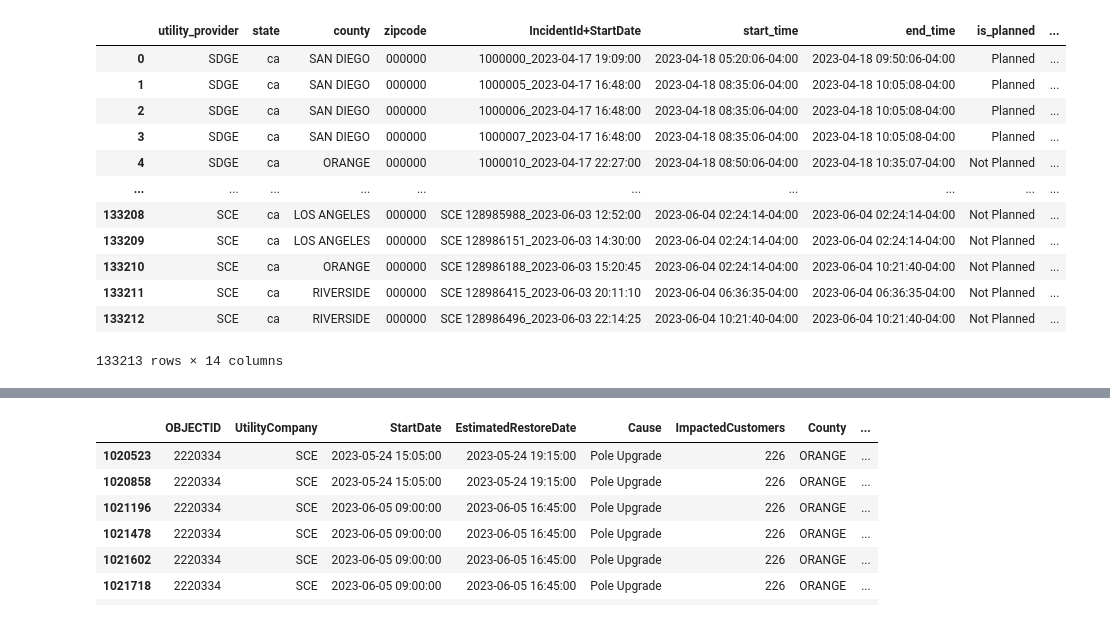
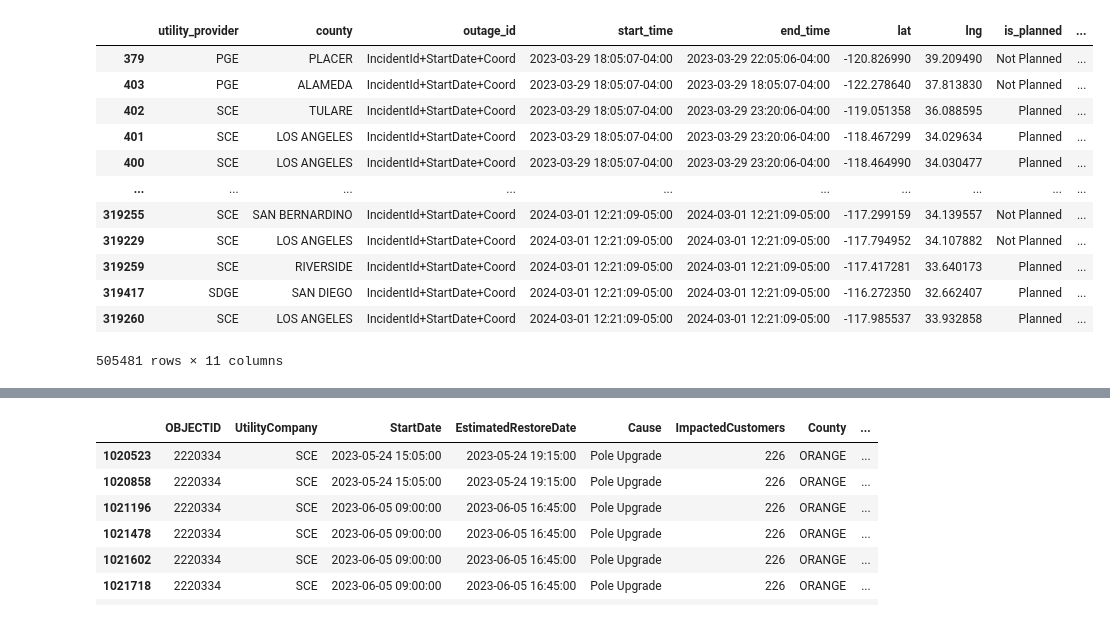
Before and after one commit to Urban-Research-Group/outage-data-scraper, a Jupyter notebook: scripts/ca.ipynb, the cells around one changed output, grey strips where cells are left out. Saved outputs shown, nothing was run; the diff lists cells and outputs as text; code cells hidden in the pictures.

Commit message:
refactor base pipeline

```diff
--- a/scripts/ca.ipynb
+++ b/scripts/ca.ipynb
@@ -243,25 +235,24 @@ class CA1(BasePipeline):
 # %%
 with open('/Users/xuanedx1/github/outage-data-scraper/app/pipeline/config.yaml', 'r') as file:
     config = yaml.safe_load(file)
     base_file_path = config['globals']['LOCAL_FILE_BASE_PATH']
 
 # Instantiate a BasePipeline object for each provider in the configuration
 for provider in config['providers']:
     pipeline = CA1(provider, base_file_path)
-    pipeline.standardize(method='identifier', outage_id='IncidentId+StartDate')
+    pipeline.standardize()
     display(pipeline._data)
-    # pipeline._data.to_csv(f"{pipeline.config['name']}_o.csv")
 # %% [output]
-|  | utility_provider | state | county | zipcode | IncidentId+StartDate | start_time | end_time | is_planned | ... |
-| 0 | SDGE | ca | SAN DIEGO | 000000 | 1000000_2023-04-17 19:09:00 | 2023-04-18 05:20:06-04:00 | 2023-04-18 09:50:06-04:00 | Planned | ... |
-| 1 | SDGE | ca | SAN DIEGO | 000000 | 1000005_2023-04-17 16:48:00 | 2023-04-18 08:35:06-04:00 | 2023-04-18 10:05:08-04:00 | Planned | ... |
-| 2 | SDGE | ca | SAN DIEGO | 000000 | 1000006_2023-04-17 16:48:00 | 2023-04-18 08:35:06-04:00 | 2023-04-18 10:05:08-04:00 | Planned | ... |
-| 3 | SDGE | ca | SAN DIEGO | 000000 | 1000007_2023-04-17 16:48:00 | 2023-04-18 08:35:06-04:00 | 2023-04-18 10:05:08-04:00 | Planned | ... |
-| 4 | SDGE | ca | ORANGE | 000000 | 1000010_2023-04-17 22:27:00 | 2023-04-18 08:50:06-04:00 | 2023-04-18 10:35:07-04:00 | Not Planned | ... |
+|  | utility_provider | county | outage_id | start_time | end_time | lat | lng | is_planned | ... |
+| 379 | PGE | PLACER | IncidentId+StartDate+Coord | 2023-03-29 18:05:07-04:00 | 2023-03-29 22:05:06-04:00 | -120.826990 | 39.209490 | Not Planned | ... |
+| 403 | PGE | ALAMEDA | IncidentId+StartDate+Coord | 2023-03-29 18:05:07-04:00 | 2023-03-29 18:05:07-04:00 | -122.278640 | 37.813830 | Not Planned | ... |
+| 402 | SCE | TULARE | IncidentId+StartDate+Coord | 2023-03-29 18:05:07-04:00 | 2023-03-29 23:20:06-04:00 | -119.051358 | 36.088595 | Planned | ... |
+| 401 | SCE | LOS ANGELES | IncidentId+StartDate+Coord | 2023-03-29 18:05:07-04:00 | 2023-03-29 23:20:06-04:00 | -118.467299 | 34.029634 | Planned | ... |
+| 400 | SCE | LOS ANGELES | IncidentId+StartDate+Coord | 2023-03-29 18:05:07-04:00 | 2023-03-29 23:20:06-04:00 | -118.464990 | 34.030477 | Planned | ... |
 | ... | ... | ... | ... | ... | ... | ... | ... | ... | ... |
-| 133208 | SCE | ca | LOS ANGELES | 000000 | SCE 128985988_2023-06-03 12:52:00 | 2023-06-04 02:24:14-04:00 | 2023-06-04 02:24:14-04:00 | Not Planned | ... |
-| 133209 | SCE | ca | LOS ANGELES | 000000 | SCE 128986151_2023-06-03 14:30:00 | 2023-06-04 02:24:14-04:00 | 2023-06-04 02:24:14-04:00 | Not Planned | ... |
-| 133210 | SCE | ca | ORANGE | 000000 | SCE 128986188_2023-06-03 15:20:45 | 2023-06-04 02:24:14-04:00 | 2023-06-04 10:21:40-04:00 | Not Planned | ... |
-| 133211 | SCE | ca | RIVERSIDE | 000000 | SCE 128986415_2023-06-03 20:11:10 | 2023-06-04 06:36:35-04:00 | 2023-06-04 06:36:35-04:00 | Not Planned | ... |
-| 133212 | SCE | ca | RIVERSIDE | 000000 | SCE 128986496_2023-06-03 22:14:25 | 2023-06-04 10:21:40-04:00 | 2023-06-04 10:21:40-04:00 | Not Planned | ... |
+| 319255 | SCE | SAN BERNARDINO | IncidentId+StartDate+Coord | 2024-03-01 12:21:09-05:00 | 2024-03-01 12:21:09-05:00 | -117.299159 | 34.139557 | Not Planned | ... |
+| 319229 | SCE | LOS ANGELES | IncidentId+StartDate+Coord | 2024-03-01 12:21:09-05:00 | 2024-03-01 12:21:09-05:00 | -117.794952 | 34.107882 | Not Planned | ... |
+| 319259 | SCE | RIVERSIDE | IncidentId+StartDate+Coord | 2024-03-01 12:21:09-05:00 | 2024-03-01 12:21:09-05:00 | -117.417281 | 33.640173 | Planned | ... |
+| 319417 | SDGE | SAN DIEGO | IncidentId+StartDate+Coord | 2024-03-01 12:21:09-05:00 | 2024-03-01 12:21:09-05:00 | -116.272350 | 32.662407 | Planned | ... |
+| 319260 | SCE | LOS ANGELES | IncidentId+StartDate+Coord | 2024-03-01 12:21:09-05:00 | 2024-03-01 12:21:09-05:00 | -117.985537 | 33.932858 | Planned | ... |
-133213 rows × 14 columns
+505481 rows × 11 columns
```
Also changed, not shown: parts of 6 cells of this notebook, 5 other files.
